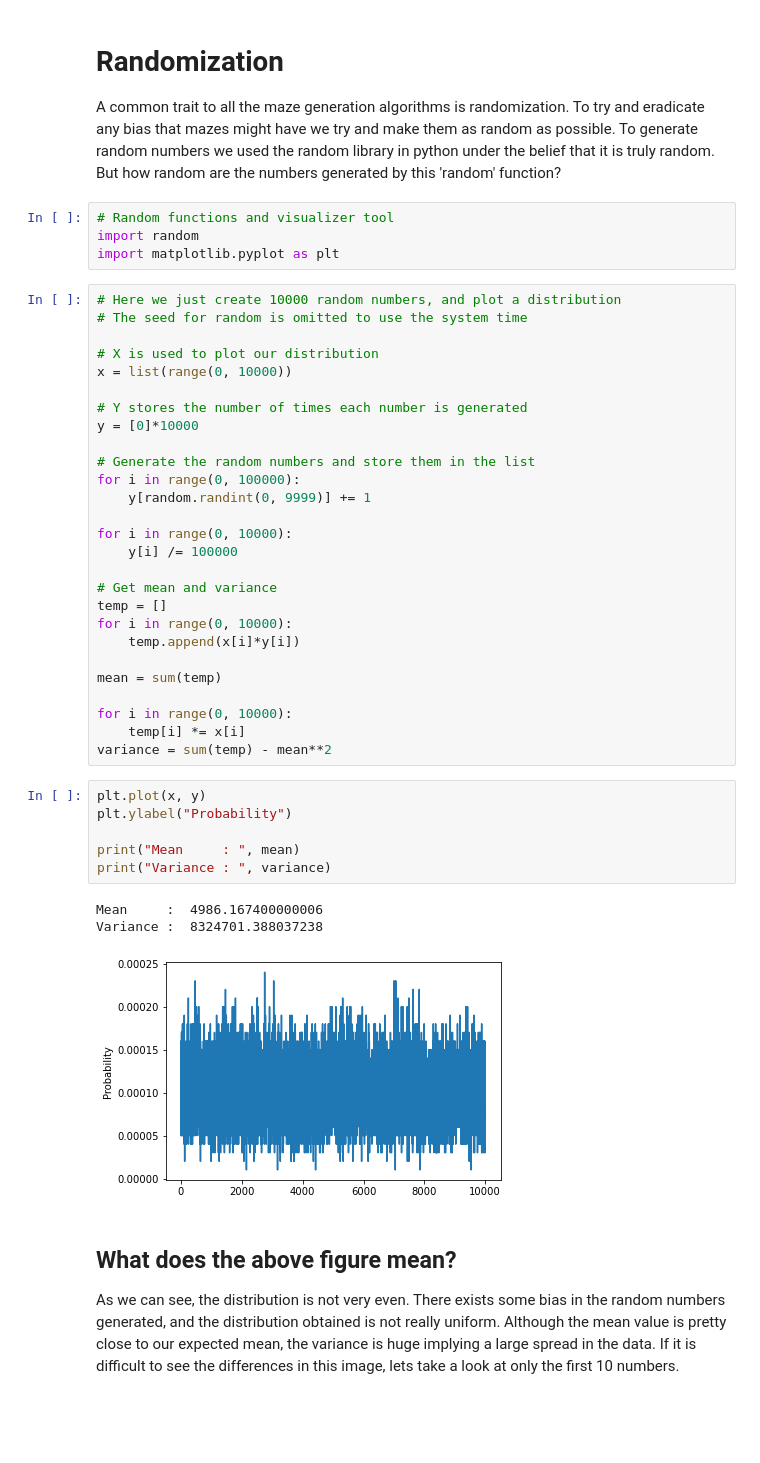
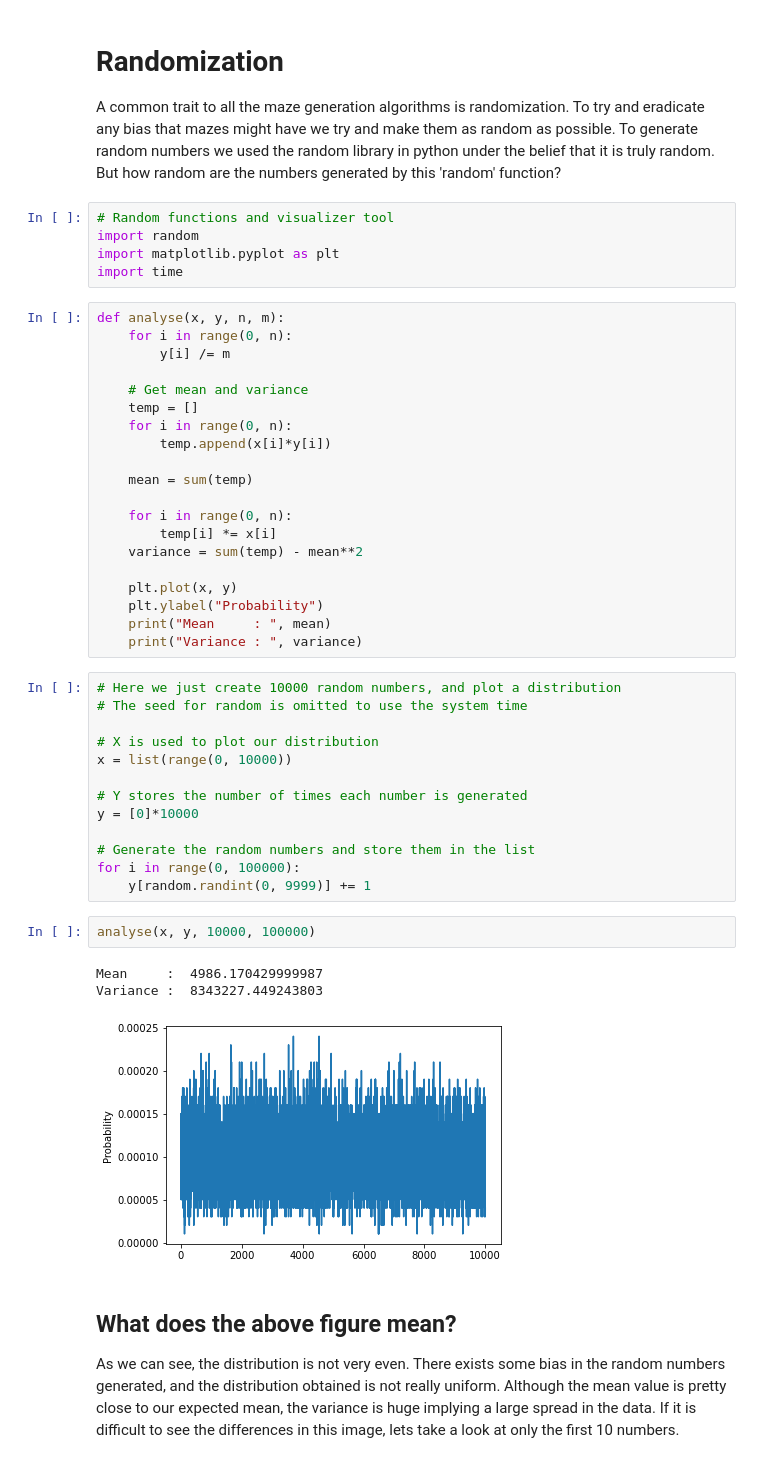
Before and after one commit to Defectors-IIIT/Puzzles, a Jupyter notebook: Extra/Untitled.ipynb, the cells around one changed output. Cells and saved outputs as stored; diff of their text form; blank space fills up the shorter version.

```diff
--- a/Extra/Untitled.ipynb
+++ b/Extra/Untitled.ipynb
@@ -5,6 +5,27 @@ A common trait to all the maze generation algorithms is randomization. To try an
 # Random functions and visualizer tool
 import random
 import matplotlib.pyplot as plt
+import time
+# %%
+def analyse(x, y, n, m):
+    for i in range(0, n):
+        y[i] /= m
+
+    # Get mean and variance
+    temp = []
+    for i in range(0, n):
+        temp.append(x[i]*y[i])
+
+    mean = sum(temp)
+
+    for i in range(0, n):
+        temp[i] *= x[i]
+    variance = sum(temp) - mean**2
+
+    plt.plot(x, y)
+    plt.ylabel("Probability")
+    print("Mean     : ", mean)
+    print("Variance : ", variance)
 # %%
 # Here we just create 10000 random numbers, and plot a distribution
 # The seed for random is omitted to use the system time
@@ -18,30 +39,12 @@ y = [0]*10000
 # Generate the random numbers and store them in the list
 for i in range(0, 100000):
     y[random.randint(0, 9999)] += 1
-
-for i in range(0, 10000):
-    y[i] /= 100000
-
-# Get mean and variance
-temp = []
-for i in range(0, 10000):
-    temp.append(x[i]*y[i])
-
-mean = sum(temp)
-
-for i in range(0, 10000):
-    temp[i] *= x[i]
-variance = sum(temp) - mean**2
-# %%
-plt.plot(x, y)
-plt.ylabel("Probability")
-
-print("Mean     : ", mean)
-print("Variance : ", variance)
-# %% [output]
-Mean     :  4986.167400000006
-Variance :  8324701.388037238
-[figure, removed]
+# %%
+analyse(x, y, 10000, 100000)
+# %% [output]
+Mean     :  4986.170429999987
+Variance :  8343227.449243803
+[figure, added]
 # %% [markdown]
 ## What does the above figure mean?
 As we can see, the distribution is not very even. There exists some bias in the random numbers generated, and the distribution obtained is not really uniform. Although the mean value is pretty close to our expected mean, the variance is huge implying a large spread in the data. If it is difficult to see the differences in this image, lets take a look at only the first 10 numbers.
```
Also changed, not shown: parts of 9 cells of this notebook.
